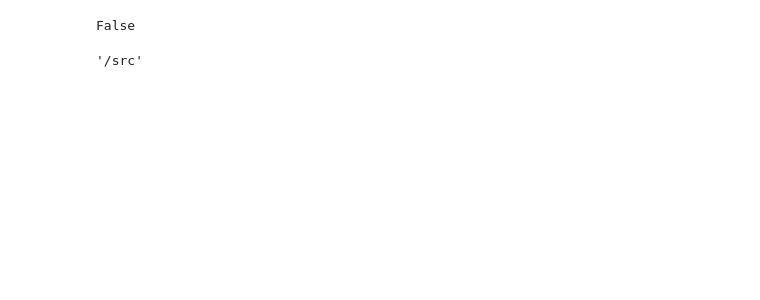
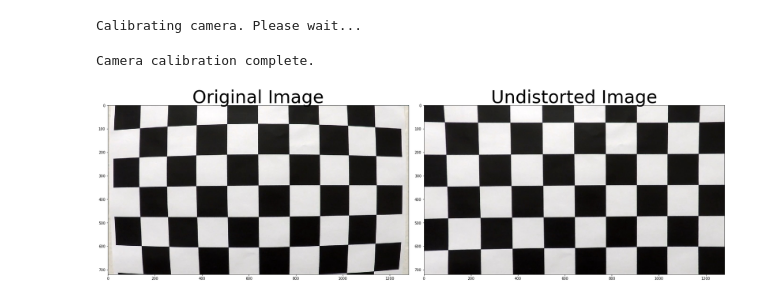
Before and after one commit to mkolod/CarND-Advanced-Lane-Lines, a Jupyter notebook: camera_matrix.ipynb, the cells around one changed output. Saved outputs shown, nothing was run; the diff lists cells and outputs as text; code cells hidden in the pictures; blank space fills up the shorter version.

Commit message:
Camera calibration update

```diff
--- a/camera_matrix.ipynb
+++ b/camera_matrix.ipynb
@@ -81,8 +44,22 @@ success,image = vidcap.read()
-# %%
-ima
-# %% [output]
-False
-# %%
-os.getcwd()
-# %% [output]
-'/src'
+# %%
+calibrator = CameraCalibrator(files)
+# %% [output]
+Calibrating camera. Please wait...
+Camera calibration complete.
+# %%
+def show_original_and_undistorted(img_path, calibrator):
+    img = cv2.imread(img_path)
+    f, (ax1, ax2) = plt.subplots(1, 2, figsize=(24, 9))
+    f.tight_layout()
+    img = cv2.cvtColor(img, cv2.COLOR_BGR2RGB)
+    ax1.imshow(img)
+    ax1.set_title('Original Image', fontsize=50)
+    undistorted = calibrator.undistort(img)
+    ax2.imshow(undistorted)
+    ax2.set_title('Undistorted Image', fontsize=50)
+    plt.subplots_adjust(left=0., right=1, top=0.9, bottom=0.)
+    plt.show()
+# %%
+show_original_and_undistorted('./camera_cal/calibration1.jpg', calibrator)
+# %% [output]
+[figure, added]
```
Also changed, not shown: parts of 7 cells of this notebook.
